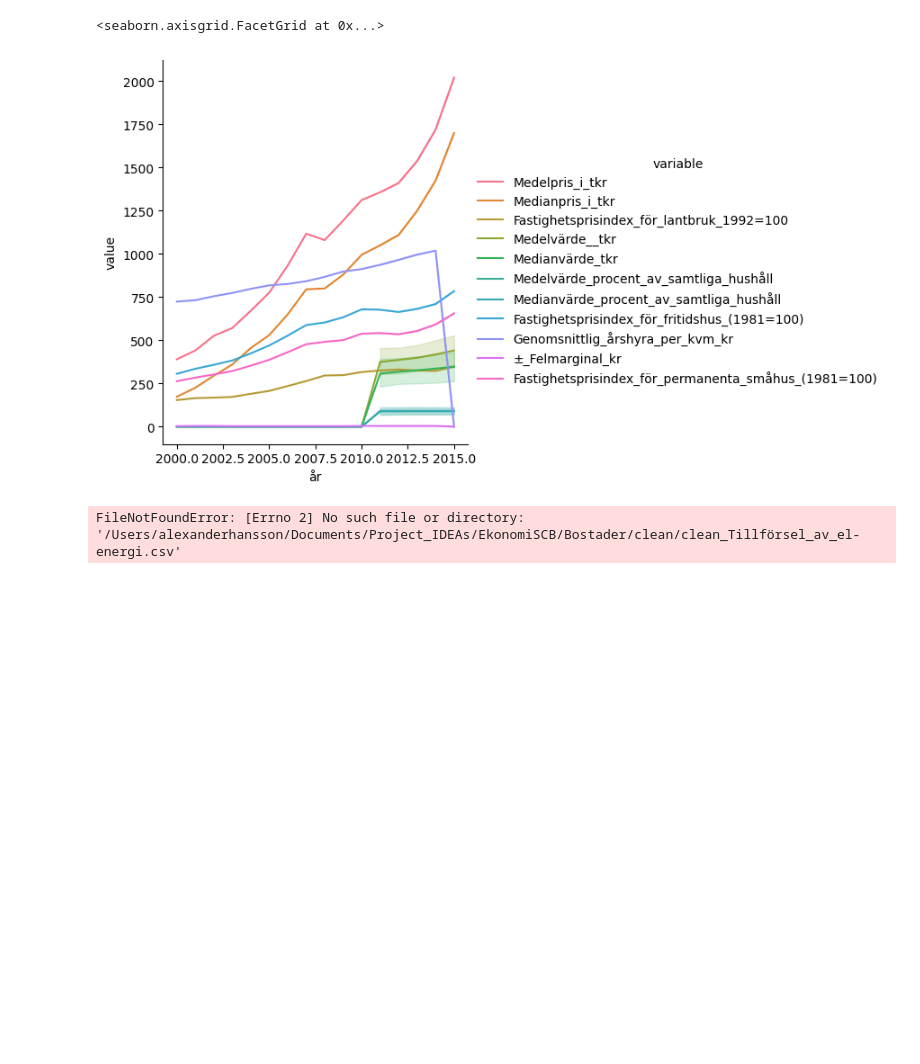
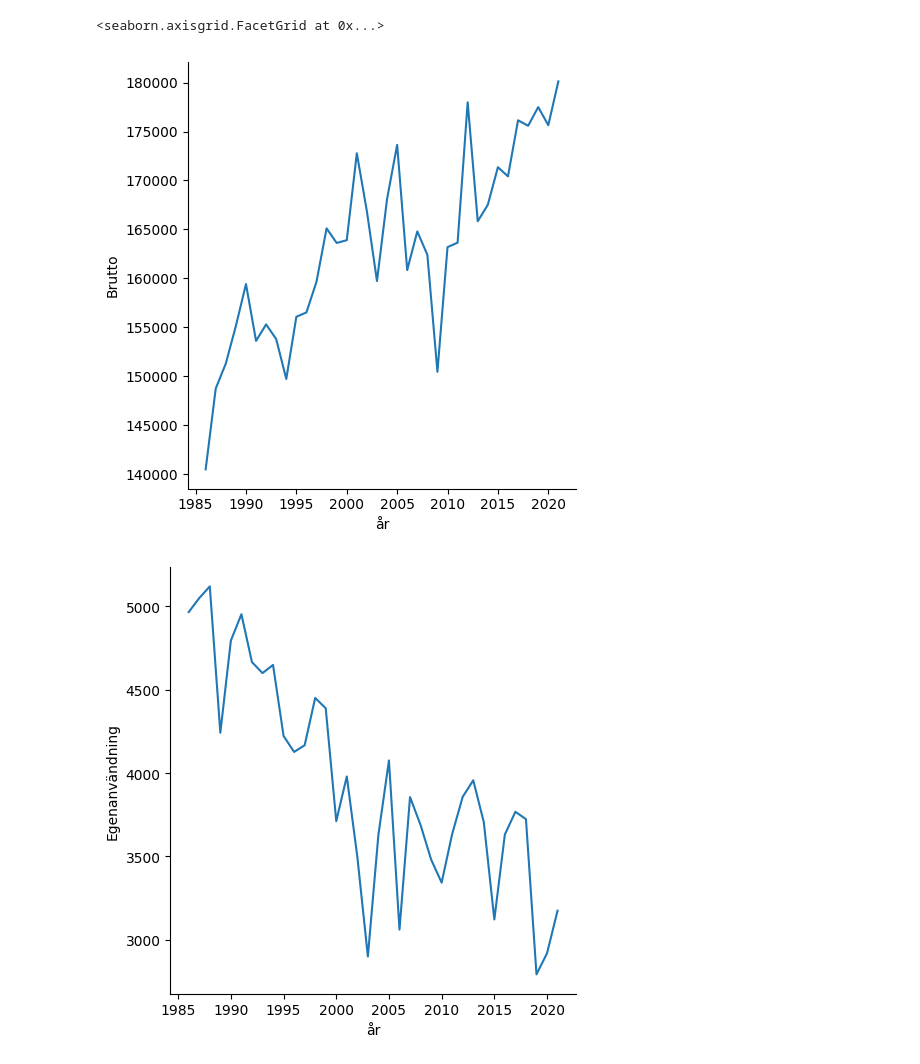
Before and after one commit to ahnm1/Project_IDEAs, a Jupyter notebook: EkonomiSCB/merger.ipynb, the cells around one changed output. Drawn from its saved outputs; the diff is of its cells as text; code cells hidden in the pictures; blank space fills up the shorter version.

```diff
--- a/EkonomiSCB/merger.ipynb
+++ b/EkonomiSCB/merger.ipynb
@@ -57,44 +57,31 @@ sns.heatmap(big_df.corr(), cmap = "Greens", annot = True, fmt = ".1f")
-# %%
-# print(big_df.columns)
-# sns.relplot(
-#     data = big_df,
-#     kind = 'line',
-#     x = 'år',
-#     y = 'Antal')
-sns.relplot(
-    data = pd.melt(big_df.drop(['ålder', 'Antal'], axis = 1), ['år']),
-    x    = 'år',
-    y    = 'value',
-    hue  = 'variable',
-    kind = 'line',
-    )
-# %% [output]
-<seaborn.axisgrid.FacetGrid at 0x...>
-[figure, removed]
 # %%
 clean_el = CURR_DIR_PATH + '/Bostader/clean/clean_Tillförsel_av_el-energi.csv'
 
 df = pd.read_csv(clean_el)
 df_melt = pd.melt(df, ['år'])
 
 sns.relplot(
     data = df,
     x    = 'år',
     y    = 'Brutto',
     kind = 'line',
     )
 sns.relplot(
     data = df,
     x    = 'år',
     y    = 'Egenanvändning',
     kind = 'line',
     )
+
+dfc = df[['år', 'Brutto', 'Egenanvändning']]
 sns.relplot(
-    data = pd.melt(df, ['år']),
+    data = pd.melt(dfc, ['år']),
     x    = 'år',
     y    = 'value',
     hue  = 'variable',
     kind = 'line',
     )
 # %% [output]
-FileNotFoundError: [Errno 2] No such file or directory: '/Users/alexanderhansson/Documents/Project_IDEAs/EkonomiSCB/Bostader/clean/clean_Tillförsel_av_el-energi.csv'
+<seaborn.axisgrid.FacetGrid at 0x...>
+[figure, added]
+[figure, added]
```
Also changed, not shown: parts of 3 cells of this notebook.
